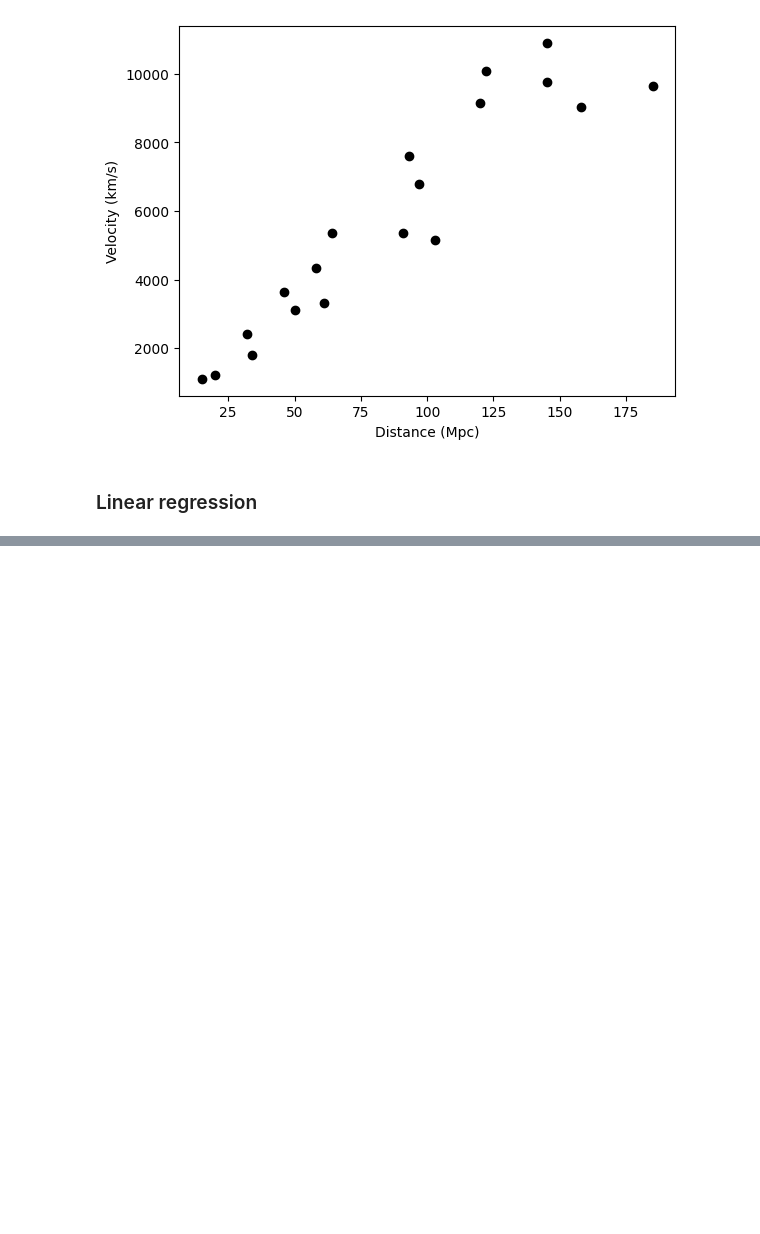
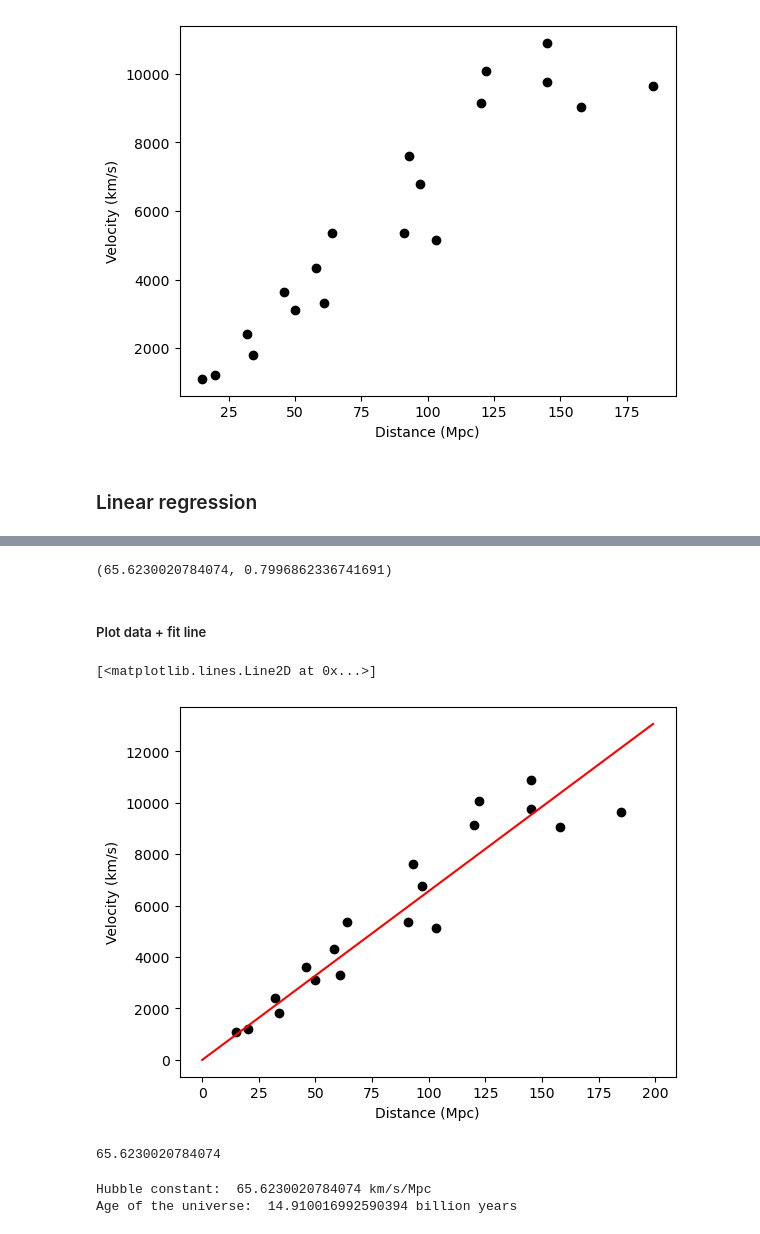
Before and after one commit to ratikaewkam/ACC, a Jupyter notebook: Challenge2/Challenge2.ipynb, the cells around one changed output, grey strips where cells are left out. Drawn from its saved outputs; the diff is of its cells as text; code cells hidden in the pictures; blank space fills up the shorter version.

```diff
--- a/Challenge2/Challenge2.ipynb
+++ b/Challenge2/Challenge2.ipynb
@@ -204,0 +116,9 @@ Age of the universe:  14.92105187178197 billion years
+# %%
+def mse(x, y, w, b):
+    error = 0
+    n = len(x)
+    for i in range(n):
+        pred = (w*x[i]) + b
+        error += np.power((y[i]-pred), 2)
+    mse = error/n
+    return mse
@@ -204,0 +127,24 @@ Age of the universe:  14.92105187178197 billion years
+# %%
+def gradient_descent(x, y, w, b, alpha):
+    dw = 0
+    db = 0
+    n = len(x)
+    for i in range(n):
+        pred = (w*x[i]) + b
+        dw += (-2/n) * (y[i]-pred) * x[i] # Derivative of mean squared error (w)
+        db += (-2/n) * (y[i]-pred) # Derivative of mean squared error (b)
+    w = w - alpha*dw
+    b = b - alpha*db
+
+    return w, b
+# %%
+w = 0
+b = 0
+epochs = 100
+alpha = 1e-5
+# %%
+for i in range(epochs):
+    w, b = gradient_descent(d, v, w, b, alpha)
+    loss = mse(d, v, w, b)
+    if i%1 == 0:
+        print(i+1, w, b, loss)
@@ -204,0 +169,26 @@ Age of the universe:  14.92105187178197 billion years
+# %%
+w, b
+# %% [output]
+(65.6230020784074, 0.7996862336741691)
+# %% [markdown]
+##### Plot data + fit line
+# %%
+plt.xlabel('Distance (Mpc)')
+plt.ylabel('Velocity (km/s)')
+plt.scatter(d, v, color='black')
+plt.plot(list(range(0, 200)), [(w*x) + b for x in range(0, 200)], color="red") # Trendline
+# %% [output]
+[<matplotlib.lines.Line2D at 0x...>]
+[figure, added]
+# %%
+h = w
+h
+# %% [output]
+65.6230020784074
+# %%
+age_u = ((3.086*1e19/h) / (3.154*1e7)) / 1e9
+print('Hubble constant: ', h, 'km/s/Mpc')
+print('Age of the universe: ', age_u, 'billion years')
+# %% [output]
+Hubble constant:  65.6230020784074 km/s/Mpc
+Age of the universe:  14.910016992590394 billion years
```
Also changed, not shown: parts of 15 cells of this notebook.
